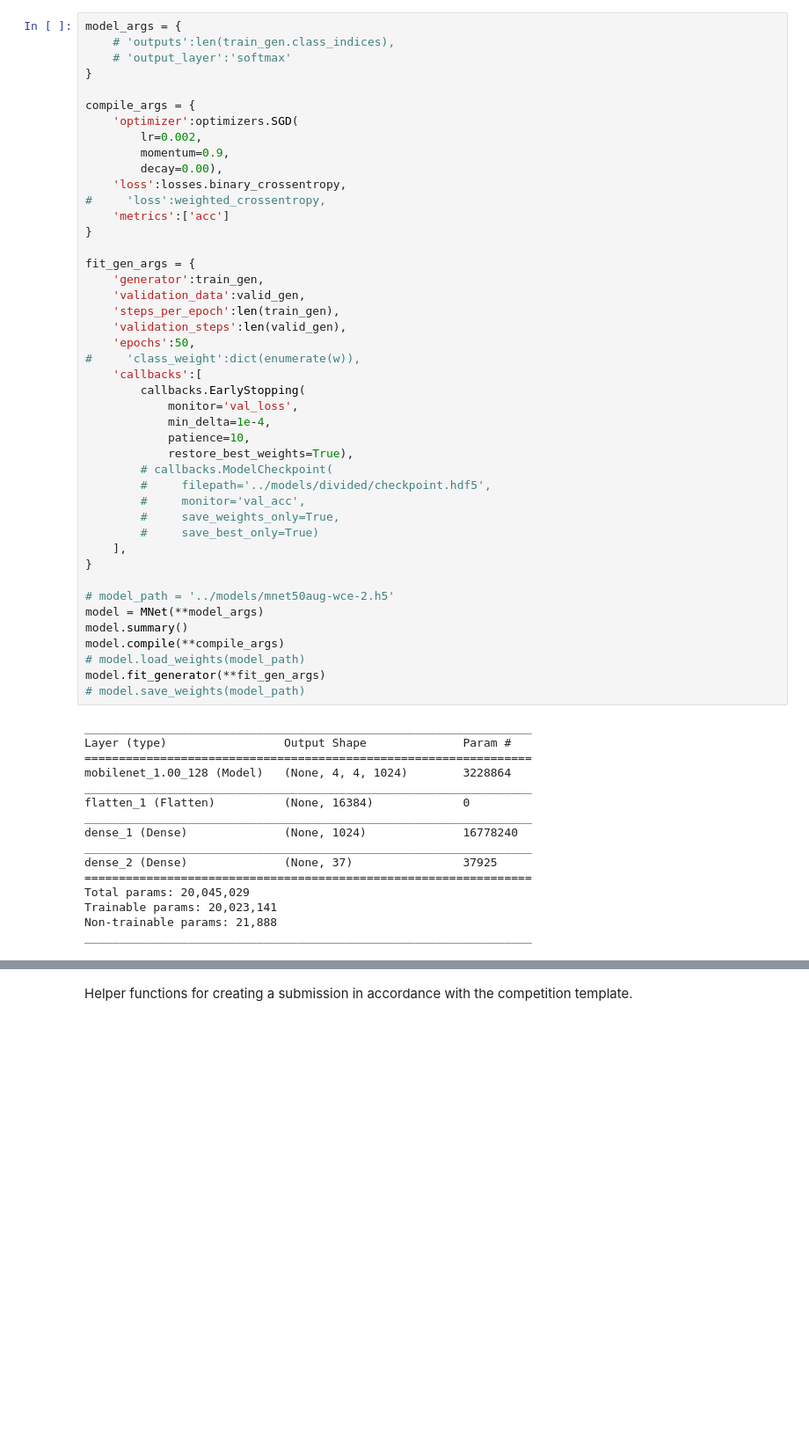
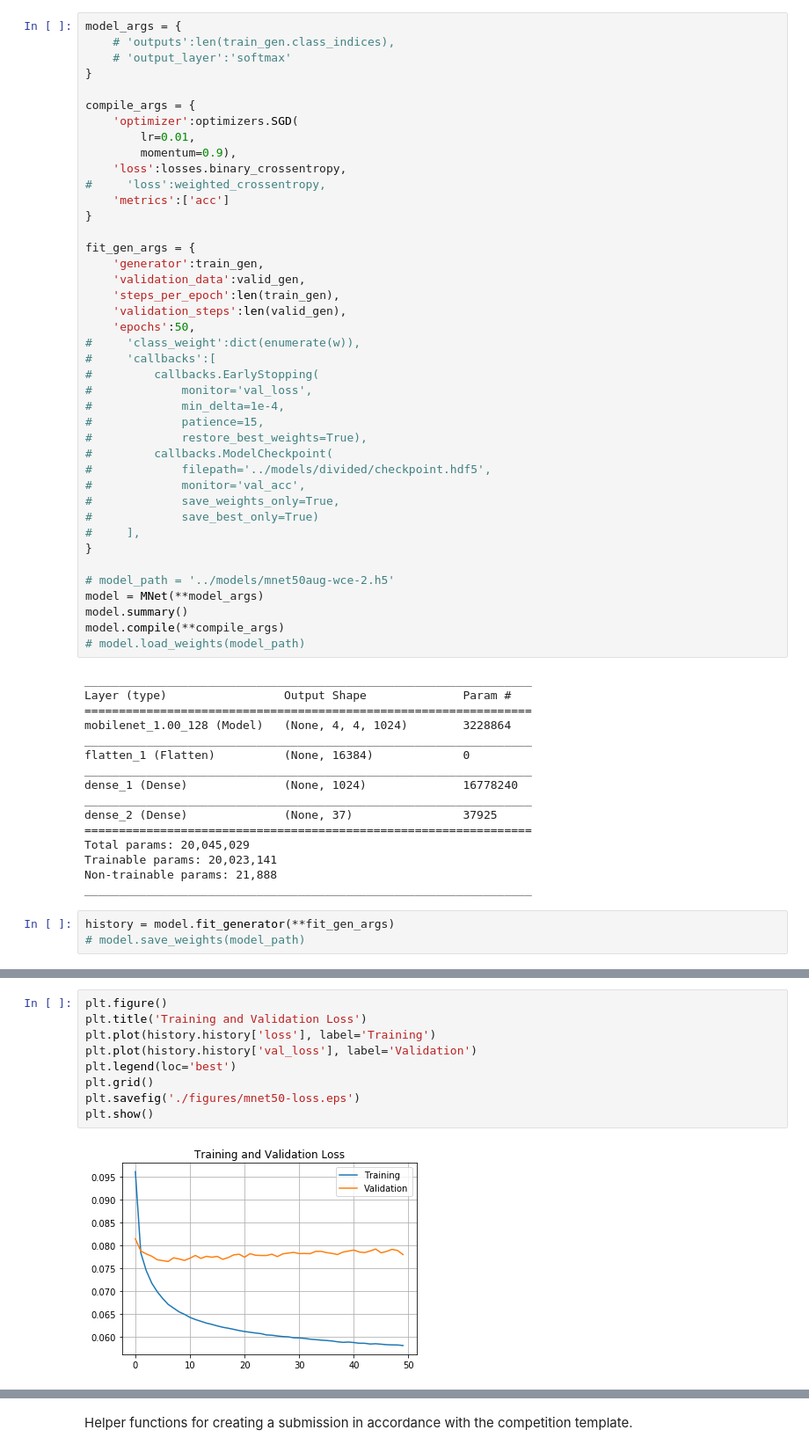
Before and after one commit to OliverFlecke/02456-Deep-Learning, a Jupyter notebook: COFGA.ipynb, the cells around one changed output, grey strips where cells are left out. Shown at 88% size. Saved outputs shown, nothing was run; the diff lists cells and outputs as text; blank space fills up the shorter version.

```diff
--- a/COFGA.ipynb
+++ b/COFGA.ipynb
@@ -102,9 +102,8 @@ model_args = {
 
 compile_args = {
     'optimizer':optimizers.SGD(
-        lr=0.002,
-        momentum=0.9,
-        decay=0.00),
+        lr=0.01,
+        momentum=0.9),
     'loss':losses.binary_crossentropy,
 #     'loss':weighted_crossentropy,
     'metrics':['acc']
@@ -117,18 +116,18 @@ fit_gen_args = {
     'validation_steps':len(valid_gen),
     'epochs':50,
 #     'class_weight':dict(enumerate(w)),
-    'callbacks':[
-        callbacks.EarlyStopping(
-            monitor='val_loss',
-            min_delta=1e-4,
-            patience=10,
-            restore_best_weights=True),
-        # callbacks.ModelCheckpoint(
-        #     filepath='../models/divided/checkpoint.hdf5',
-        #     monitor='val_acc',
-        #     save_weights_only=True,
-        #     save_best_only=True)
-    ],
+#     'callbacks':[
+#         callbacks.EarlyStopping(
+#             monitor='val_loss',
+#             min_delta=1e-4,
+#             patience=15,
+#             restore_best_weights=True),
+#         callbacks.ModelCheckpoint(
+#             filepath='../models/divided/checkpoint.hdf5',
+#             monitor='val_acc',
+#             save_weights_only=True,
+#             save_best_only=True)
+#     ],
 }
 
 # model_path = '../models/mnet50aug-wce-2.h5'
@@ -136,8 +135,6 @@ model = MNet(**model_args)
 model.summary()
 model.compile(**compile_args)
 # model.load_weights(model_path)
-model.fit_generator(**fit_gen_args)
-# model.save_weights(model_path)
 # %% [output]
 _________________________________________________________________
 Layer (type)                 Output Shape              Param #
@@ -154,3 +151,6 @@ Total params: 20,045,029
 Trainable params: 20,023,141
 Non-trainable params: 21,888
 _________________________________________________________________
+# %%
+history = model.fit_generator(**fit_gen_args)
+# model.save_weights(model_path)
@@ -156,0 +175,11 @@ _________________________________________________________________
+# %%
+plt.figure()
+plt.title('Training and Validation Loss')
+plt.plot(history.history['loss'], label='Training')
+plt.plot(history.history['val_loss'], label='Validation')
+plt.legend(loc='best')
+plt.grid()
+plt.savefig('./figures/mnet50-loss.eps')
+plt.show()
+# %% [output]
+[figure, added]
```
Also changed, not shown: parts of 3 cells of this notebook, 1 other file.
